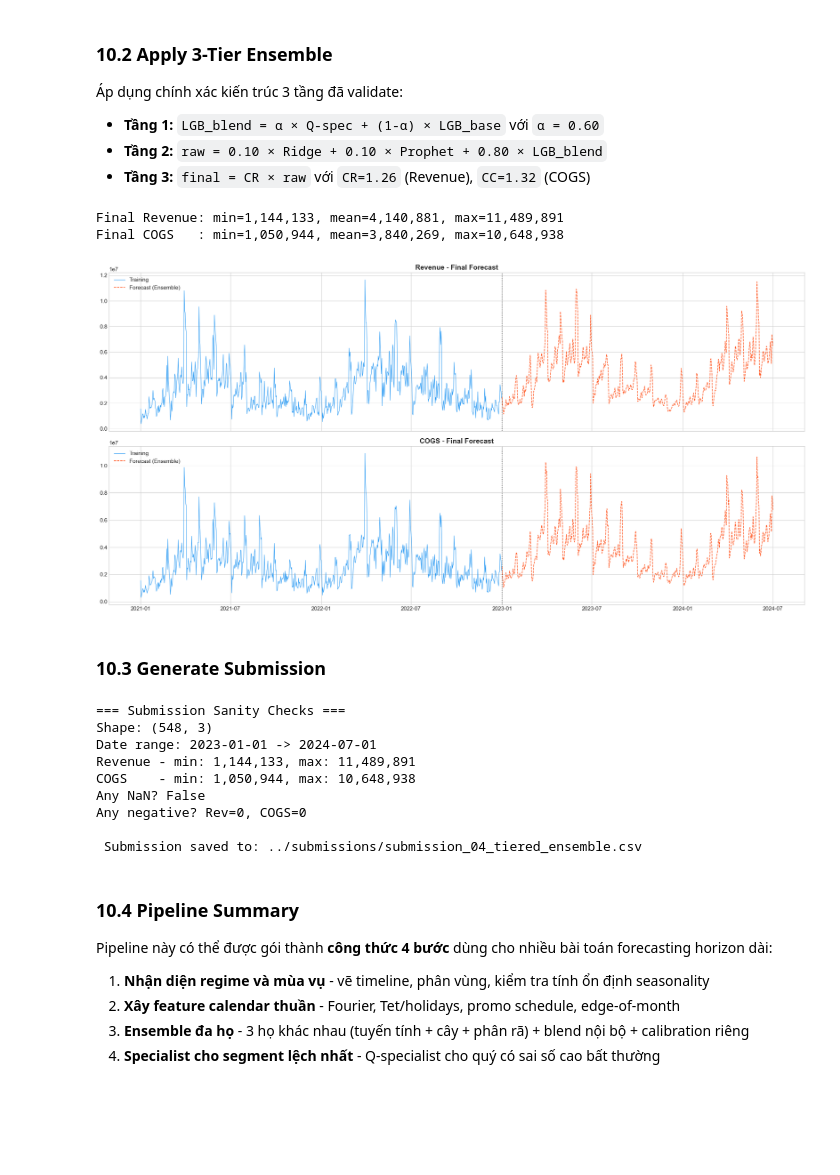
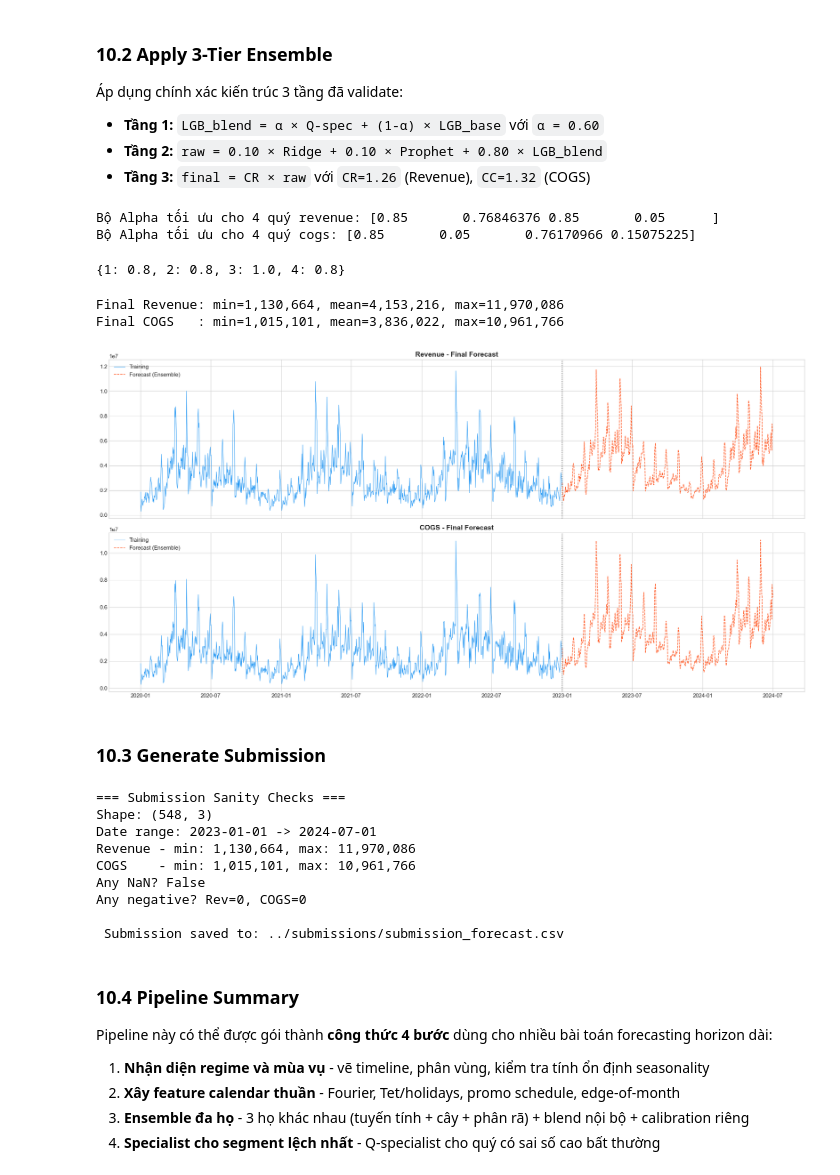
Before and after one commit to NgTHung/DATATHON-2026-r1, a Jupyter notebook: notebooks/03.1_timeseries_forecasting.ipynb, the cells around one changed output. Cells and saved outputs as stored; diff of their text form; code cells hidden in the pictures; blank space fills up the shorter version.

```diff
--- a/notebooks/03.1_timeseries_forecasting.ipynb
+++ b/notebooks/03.1_timeseries_forecasting.ipynb
@@ -860,7 +860,7 @@ Quan sát từ EDA (Hình 8) cho thấy các quý có mức biến động rất
 
 Với mỗi ngày test, chọn specialist thuộc **đúng quý** của ngày đó (ví dụ: 15/02 Q1 -> `spec[1]`, 20/08 Q3 -> `spec[3]`).
 # %%
-QBOOST = 2.0
+QBOOST = 3.0
 
 def train_q_specialist(X_train, y_train_log, years, quarters, target_q, holdout_days=180):
     w = make_era_weights(years)
@@ -1139,9 +1139,46 @@ Prophet retrained and predicted.
 - **Tầng 1:** `LGB_blend = α × Q-spec + (1-α) × LGB_base` với `α = 0.60`
 - **Tầng 2:** `raw = 0.10 × Ridge + 0.10 × Prophet + 0.80 × LGB_blend`
 - **Tầng 3:** `final = CR × raw` với `CR=1.26` (Revenue), `CC=1.32` (COGS)
+# %%
+from scipy.optimize import minimize
+
+def objective_rmse_rev(params):
+    a_dict = {1: params[0], 2: params[1], 3: params[2], 4: params[3]}
+    a_vec = va_A['quarter'].map(a_dict).values
+    combined = (1 - a_vec) * p_lgb_rev_val + a_vec * p_spec_rev_val
+    return np.sqrt(mean_squared_error(va_A['Revenue'], combined))
+
+def objective_rmse_cogs(params):
+    a_dict = {1: params[0], 2: params[1], 3: params[2], 4: params[3]}
+    a_vec = va_A['quarter'].map(a_dict).values
+    combined = (1 - a_vec) * p_lgb_cogs_val + a_vec * p_spec_cogs_val
+    return np.sqrt(mean_squared_error(va_A['Revenue'], combined))
+
+
+tuned_rev_alpha = minimize(objective_rmse_rev, [0.3, 0.3, 0.6, 0.3], bounds=[(0.05, 0.85)]*4)
+tuned_cogs_alpha = minimize(objective_rmse_cogs, [0.3, 0.3, 0.6, 0.3], bounds=[(0.05, 0.85)]*4)
+tuned_alpha_rev_dic = {}
+tuned_alpha_cogs_dic = {}
+for i in range(0,4):
+    tuned_alpha_rev_dic.update({i + 1:0.6})
+    tuned_alpha_cogs_dic.update({i + 1:0.6})
+tuned_alpha_rev_dic[3] = 1.0
+tuned_alpha_cogs_dic[3] = 1.0
+print("Bộ Alpha tối ưu cho 4 quý revenue:", tuned_rev_alpha.x)
+print("Bộ Alpha tối ưu cho 4 quý cogs:", tuned_cogs_alpha.x)
+tuned_alpha_cogs_dic
+# %% [output]
+Bộ Alpha tối ưu cho 4 quý revenue: [0.85       0.76846376 0.85       0.05      ]
+Bộ Alpha tối ưu cho 4 quý cogs: [0.85       0.05       0.76170966 0.15075225]
+{1: 0.8, 2: 0.8, 3: 1.0, 4: 0.8}
 # %%
-lgb_blend_rev_test = ALPHA * p_spec_rev_test + (1 - ALPHA) * p_lgb_rev_test
-lgb_blend_cogs_test = ALPHA * p_spec_cogs_test + (1 - ALPHA) * p_lgb_cogs_test
+W_RIDGE = 0.10
+W_PROPHET = 0.10
+W_LGB = 0.8
+alpha_rev_df = feat_test['quarter'].map(tuned_alpha_rev_dic).values
+alpha_cogs_df = feat_test['quarter'].map(tuned_alpha_cogs_dic).values
+lgb_blend_rev_test = alpha_rev_df * p_spec_rev_test + (1 - alpha_rev_df) * p_lgb_rev_test
+lgb_blend_cogs_test = alpha_cogs_df * p_spec_cogs_test + (1 - alpha_cogs_df) * p_lgb_cogs_test
 
 raw_rev_test = W_RIDGE * p_ridge_rev_test + W_PROPHET * p_prophet_rev_test + W_LGB * lgb_blend_rev_test
 raw_cogs_test = W_RIDGE * p_ridge_cogs_test + W_PROPHET * p_prophet_cogs_test + W_LGB * lgb_blend_cogs_test
@@ -1152,27 +1189,27 @@ final_cogs = CC * raw_cogs_test
 print(f'Final Revenue: min={final_rev.min():,.0f}, mean={final_rev.mean():,.0f}, max={final_rev.max():,.0f}')
 print(f'Final COGS   : min={final_cogs.min():,.0f}, mean={final_cogs.mean():,.0f}, max={final_cogs.max():,.0f}')
 # %% [output]
-Final Revenue: min=1,144,133, mean=4,140,881, max=11,489,891
-Final COGS   : min=1,050,944, mean=3,840,269, max=10,648,938
+Final Revenue: min=1,130,664, mean=4,153,216, max=11,970,086
+Final COGS   : min=1,015,101, mean=3,836,022, max=10,961,766
 # %%
 forecast_dates = submission_template['Date']
-train_recent = sales[sales['Date'] >= '2021-01-01']
+train_recent = sales[sales['Date'] >= '2020-01-01']
 
 fig, axes = plt.subplots(2, 1, figsize=(20, 10), sharex=True)
 axes[0].plot(train_recent['Date'], train_recent['Revenue'], label='Training', color='#2196F3', linewidth=0.8)
 axes[0].plot(forecast_dates, final_rev, label='Forecast (Ensemble)', color='#FF5722', linewidth=1.2, linestyle='--')
 axes[0].axvline(pd.Timestamp('2023-01-01'), color='black', linestyle=':', alpha=0.5)
 axes[0].set_title('Revenue - Final Forecast', fontweight='bold', fontsize=14)
 axes[0].legend()
 axes[1].plot(train_recent['Date'], train_recent['COGS'], label='Training', color='#2196F3', linewidth=0.8)
 axes[1].plot(forecast_dates, final_cogs, label='Forecast (Ensemble)', color='#FF5722', linewidth=1.2, linestyle='--')
 axes[1].axvline(pd.Timestamp('2023-01-01'), color='black', linestyle=':', alpha=0.5)
 axes[1].set_title('COGS - Final Forecast', fontweight='bold', fontsize=14)
 axes[1].legend()
 plt.tight_layout()
 plt.show()
 # %% [output]
-[figure, old version]
+[figure, new version]
 # %% [markdown]
 ### 10.3 Generate Submission
 # %%
@@ -1188,19 +1225,19 @@ print(f'COGS    - min: {submission_df["COGS"].min():,.0f}, max: {submission_df["
 print(f'Any NaN? {submission_df.isnull().any().any()}')
 print(f'Any negative? Rev={(submission_df["Revenue"]<0).sum()}, COGS={(submission_df["COGS"]<0).sum()}')
 
-SUBMISSION_PATH = '../submissions/submission_04_tiered_ensemble.csv'
+SUBMISSION_PATH = '../submissions/submission_forecast.csv'
 submission_df.to_csv(SUBMISSION_PATH, index=False)
 print(f'\n Submission saved to: {SUBMISSION_PATH}')
 # %% [output]
 === Submission Sanity Checks ===
 Shape: (548, 3)
 Date range: 2023-01-01 -> 2024-07-01
-Revenue - min: 1,144,133, max: 11,489,891
-COGS    - min: 1,050,944, max: 10,648,938
+Revenue - min: 1,130,664, max: 11,970,086
+COGS    - min: 1,015,101, max: 10,961,766
 Any NaN? False
 Any negative? Rev=0, COGS=0
 
- Submission saved to: ../submissions/submission_04_tiered_ensemble.csv
+ Submission saved to: ../submissions/submission_forecast.csv
 # %% [markdown]
 ### 10.4 Pipeline Summary
 
```
Also changed, not shown: parts of 12 cells of this notebook, 5 other files.
